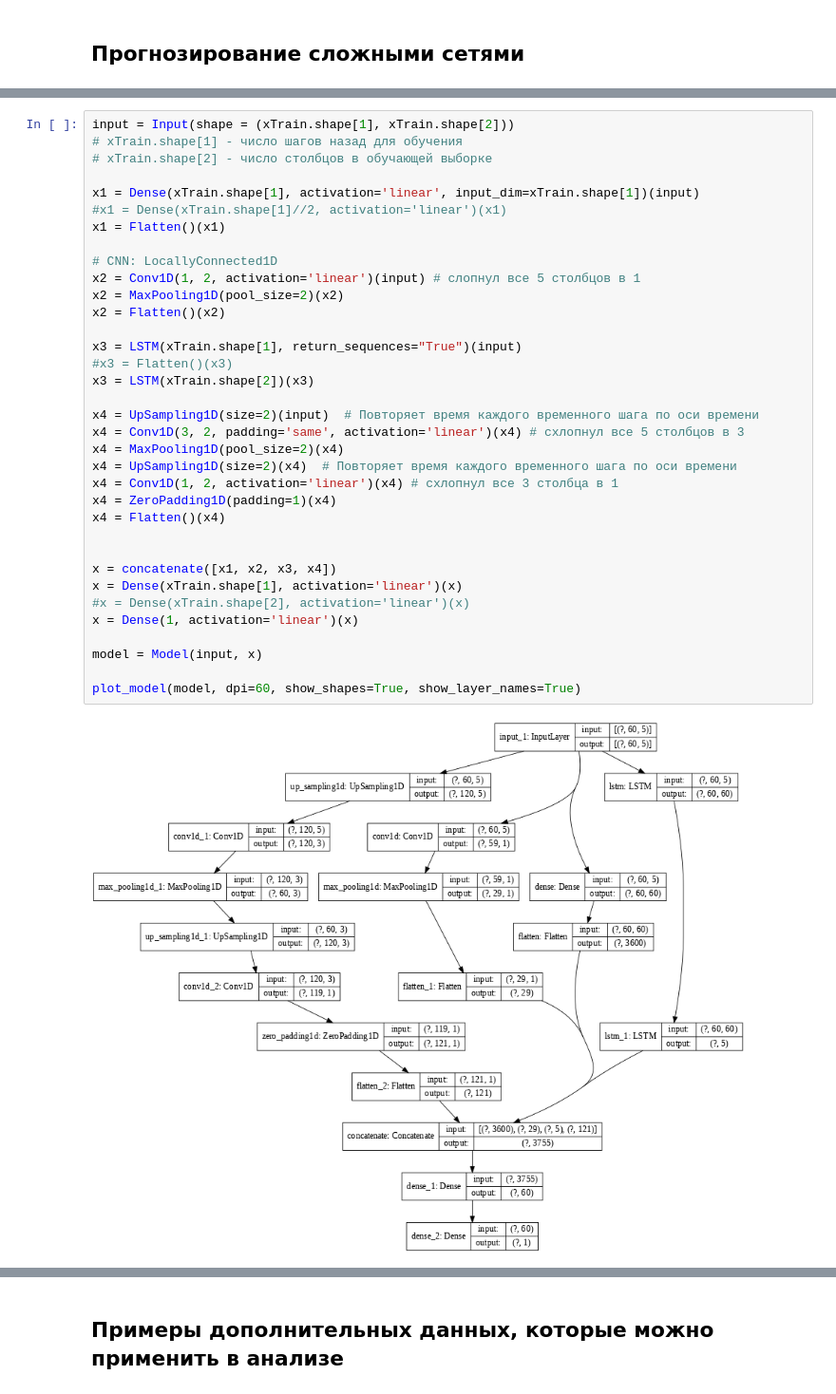
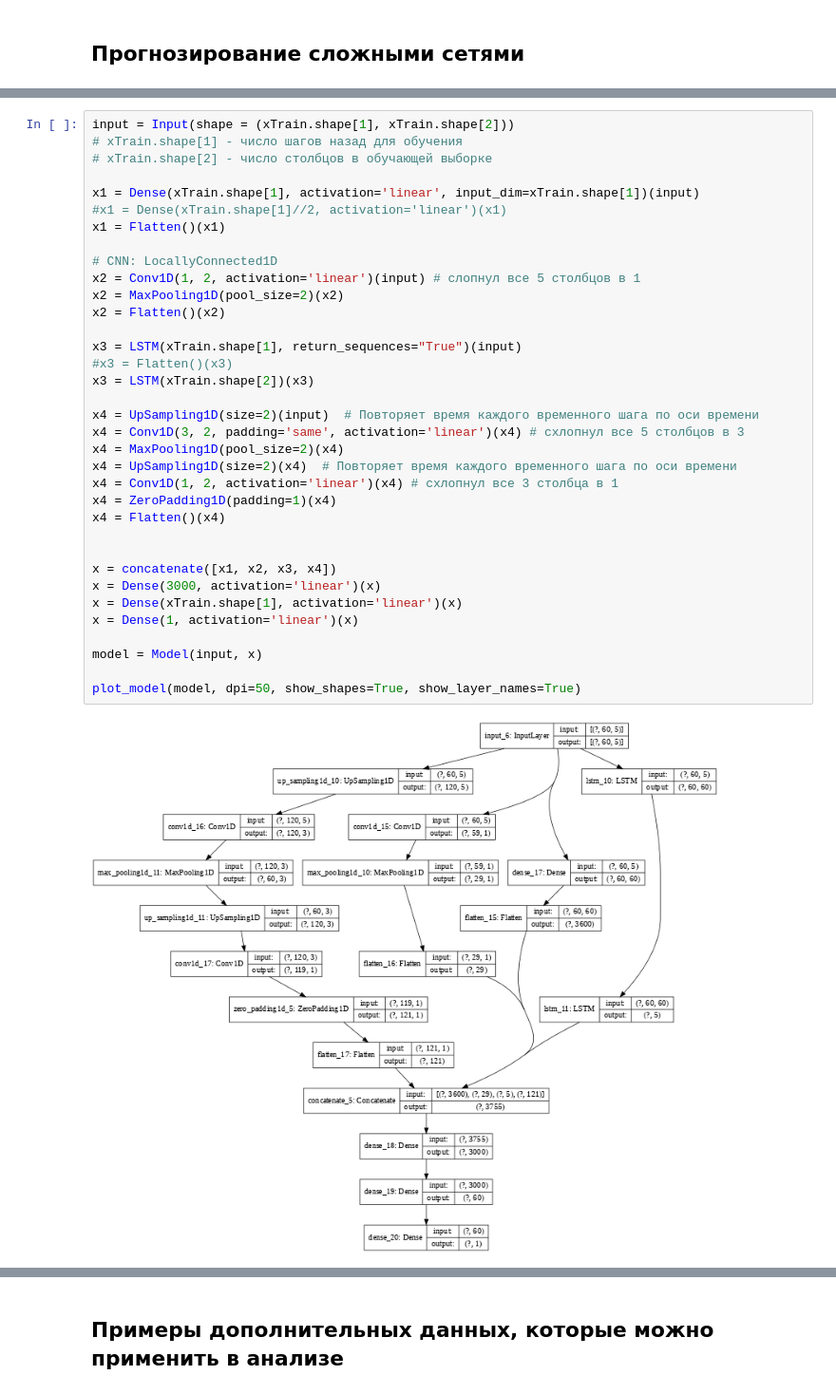
Before and after one commit to ikonushok/My_studying_Data-Science-and-Neyro-Nets-on-Python, a Jupyter notebook: Исследование_Прогнозирование_курса_PLZL_1h.ipynb, the cells around one changed output, grey strips where cells are left out. Shown at 95% size. Cells and saved outputs as stored; diff of their text form.

```diff
--- a/Исследование_Прогнозирование_курса_PLZL_1h.ipynb
+++ b/Исследование_Прогнозирование_курса_PLZL_1h.ipynb
@@ -856,34 +867,34 @@ input = Input(shape = (xTrain.shape[1], xTrain.shape[2]))
 
 x1 = Dense(xTrain.shape[1], activation='linear', input_dim=xTrain.shape[1])(input)
 #x1 = Dense(xTrain.shape[1]//2, activation='linear')(x1)
 x1 = Flatten()(x1)
 
 # CNN: LocallyConnected1D
 x2 = Conv1D(1, 2, activation='linear')(input) # слопнул все 5 столбцов в 1
 x2 = MaxPooling1D(pool_size=2)(x2)
 x2 = Flatten()(x2)
 
 x3 = LSTM(xTrain.shape[1], return_sequences="True")(input)
 #x3 = Flatten()(x3)
 x3 = LSTM(xTrain.shape[2])(x3)
 
 x4 = UpSampling1D(size=2)(input)  # Повторяет время каждого временного шага по оси времени
 x4 = Conv1D(3, 2, padding='same', activation='linear')(x4) # схлопнул все 5 столбцов в 3
 x4 = MaxPooling1D(pool_size=2)(x4)
 x4 = UpSampling1D(size=2)(x4)  # Повторяет время каждого временного шага по оси времени
 x4 = Conv1D(1, 2, activation='linear')(x4) # схлопнул все 3 столбца в 1
 x4 = ZeroPadding1D(padding=1)(x4)
 x4 = Flatten()(x4)
 
 
 x = concatenate([x1, x2, x3, x4])
+x = Dense(3000, activation='linear')(x)
 x = Dense(xTrain.shape[1], activation='linear')(x)
-#x = Dense(xTrain.shape[2], activation='linear')(x)
 x = Dense(1, activation='linear')(x)
 
 model = Model(input, x)
 
-plot_model(model, dpi=60, show_shapes=True, show_layer_names=True)
+plot_model(model, dpi=50, show_shapes=True, show_layer_names=True)
 # %% [output]
-[figure, old version]
+[figure, new version]
 # %%
```
Also changed, not shown: parts of 6 cells of this notebook.
